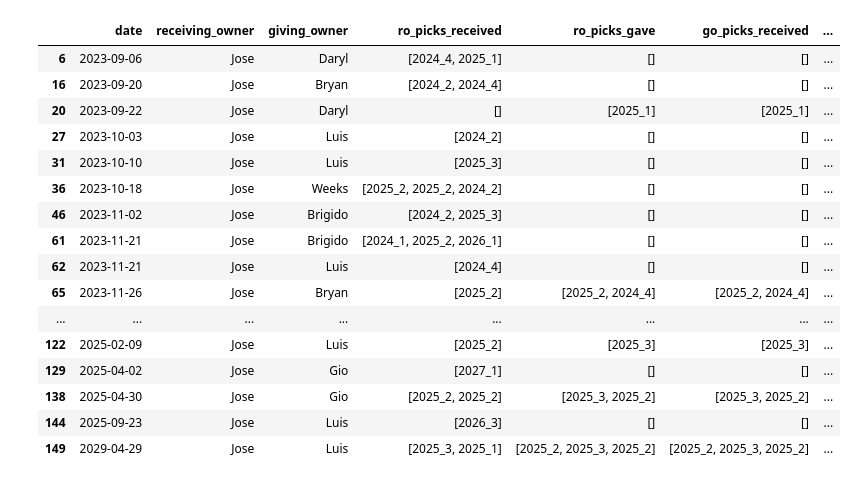
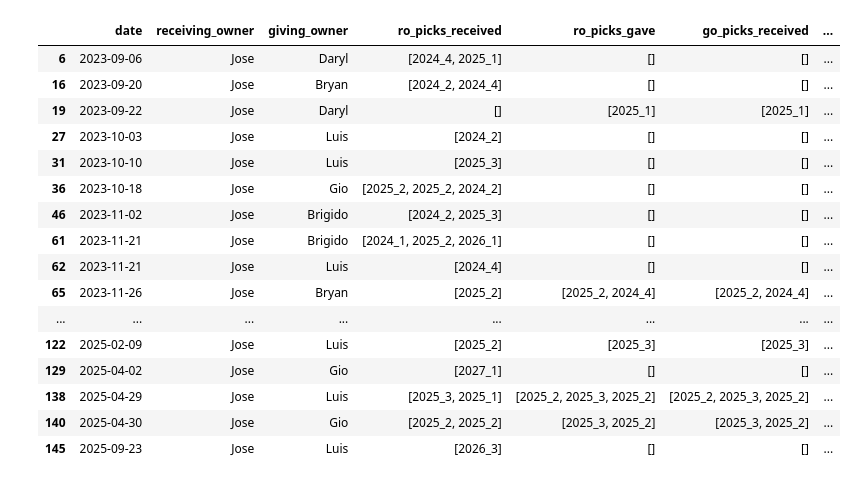
Before and after one commit to JoseAlfaro12/DynastyFootballAnalytics, a Jupyter notebook: Scripts/Data_Extracts/Pick_Trade_Tracker_Cleaned.ipynb, the cells around one changed output. Drawn from its saved outputs; the diff is of its cells as text; code cells hidden in the pictures.

Commit message:
Adjusted the picks for Jose and Bryan to reflect what is in Sleeper

```diff
--- a/Scripts/Data_Extracts/Pick_Trade_Tracker_Cleaned.ipynb
+++ b/Scripts/Data_Extracts/Pick_Trade_Tracker_Cleaned.ipynb
@@ -8,13 +6,24 @@ picks = pd.read_parquet('../../Data/2023_2025_pick_trades.parquet')
+# %%
+picks = pd.read_parquet('../../Data/2023_2025_pick_trades.parquet')
+# Normalize franchise ownership
+OWNER_REMAP = {
+    "Weeks": "Gio"
+}
+
+picks = picks.copy()
+
+picks["receiving_owner"] = picks["receiving_owner"].replace(OWNER_REMAP)
+picks["giving_owner"] = picks["giving_owner"].replace(OWNER_REMAP)
 # %%
-picks[picks['receiving_owner'] == 'Jose']
+picks[(picks['receiving_owner'] == 'Jose')].sort_values('date')
 # %% [output]
 |  | date | receiving_owner | giving_owner | ro_picks_received | ro_picks_gave | go_picks_received | ... |
 | 6 | 2023-09-06 | Jose | Daryl | [2024_4, 2025_1] | [] | [] | ... |
 | 16 | 2023-09-20 | Jose | Bryan | [2024_2, 2024_4] | [] | [] | ... |
-| 20 | 2023-09-22 | Jose | Daryl | [] | [2025_1] | [2025_1] | ... |
+| 19 | 2023-09-22 | Jose | Daryl | [] | [2025_1] | [2025_1] | ... |
 | 27 | 2023-10-03 | Jose | Luis | [2024_2] | [] | [] | ... |
 | 31 | 2023-10-10 | Jose | Luis | [2025_3] | [] | [] | ... |
-| 36 | 2023-10-18 | Jose | Weeks | [2025_2, 2025_2, 2024_2] | [] | [] | ... |
+| 36 | 2023-10-18 | Jose | Gio | [2025_2, 2025_2, 2024_2] | [] | [] | ... |
 | 46 | 2023-11-02 | Jose | Brigido | [2024_2, 2025_3] | [] | [] | ... |
 | 61 | 2023-11-21 | Jose | Brigido | [2024_1, 2025_2, 2026_1] | [] | [] | ... |
 | 62 | 2023-11-21 | Jose | Luis | [2024_4] | [] | [] | ... |
@@ -22,6 +31,6 @@ picks[picks['receiving_owner'] == 'Jose']
 | ... | ... | ... | ... | ... | ... | ... | ... |
 | 122 | 2025-02-09 | Jose | Luis | [2025_2] | [2025_3] | [2025_3] | ... |
 | 129 | 2025-04-02 | Jose | Gio | [2027_1] | [] | [] | ... |
-| 138 | 2025-04-30 | Jose | Gio | [2025_2, 2025_2] | [2025_3, 2025_2] | [2025_3, 2025_2] | ... |
-| 144 | 2025-09-23 | Jose | Luis | [2026_3] | [] | [] | ... |
-| 149 | 2029-04-29 | Jose | Luis | [2025_3, 2025_1] | [2025_2, 2025_3, 2025_2] | [2025_2, 2025_3, 2025_2] | ... |
+| 138 | 2025-04-29 | Jose | Luis | [2025_3, 2025_1] | [2025_2, 2025_3, 2025_2] | [2025_2, 2025_3, 2025_2] | ... |
+| 140 | 2025-04-30 | Jose | Gio | [2025_2, 2025_2] | [2025_3, 2025_2] | [2025_3, 2025_2] | ... |
+| 145 | 2025-09-23 | Jose | Luis | [2026_3] | [] | [] | ... |
```
Also changed, not shown: parts of 9 cells of this notebook, 3 other files.
